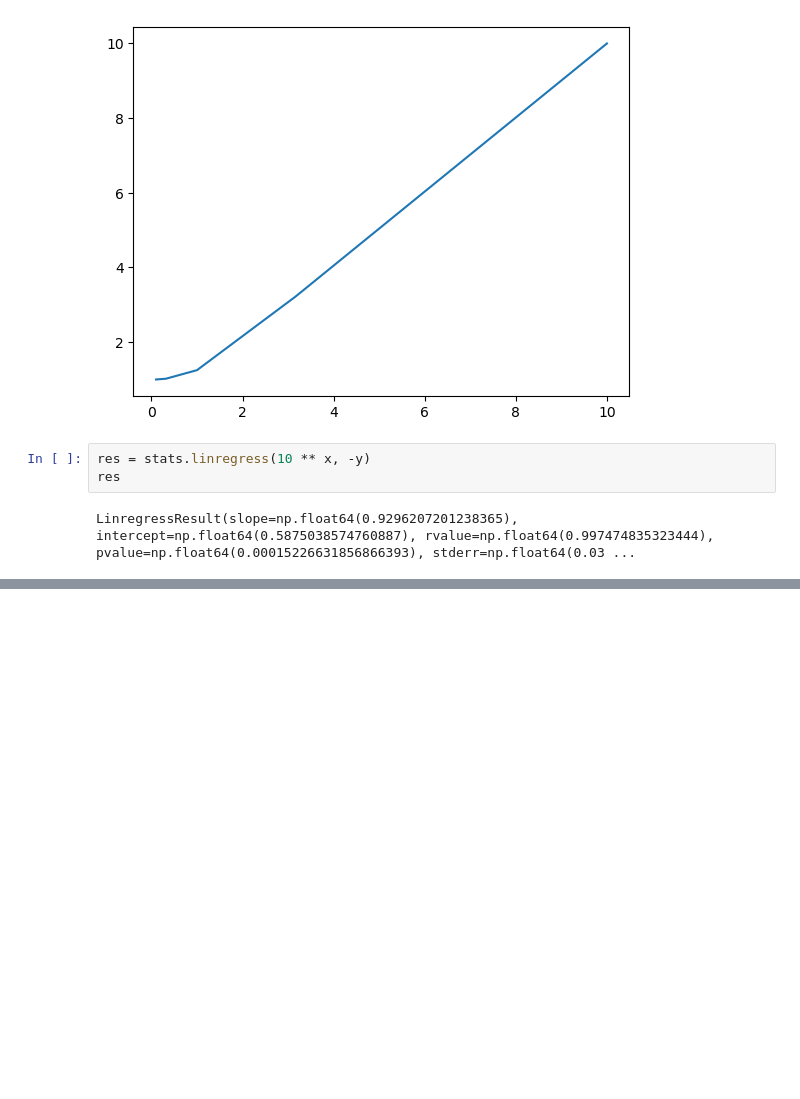
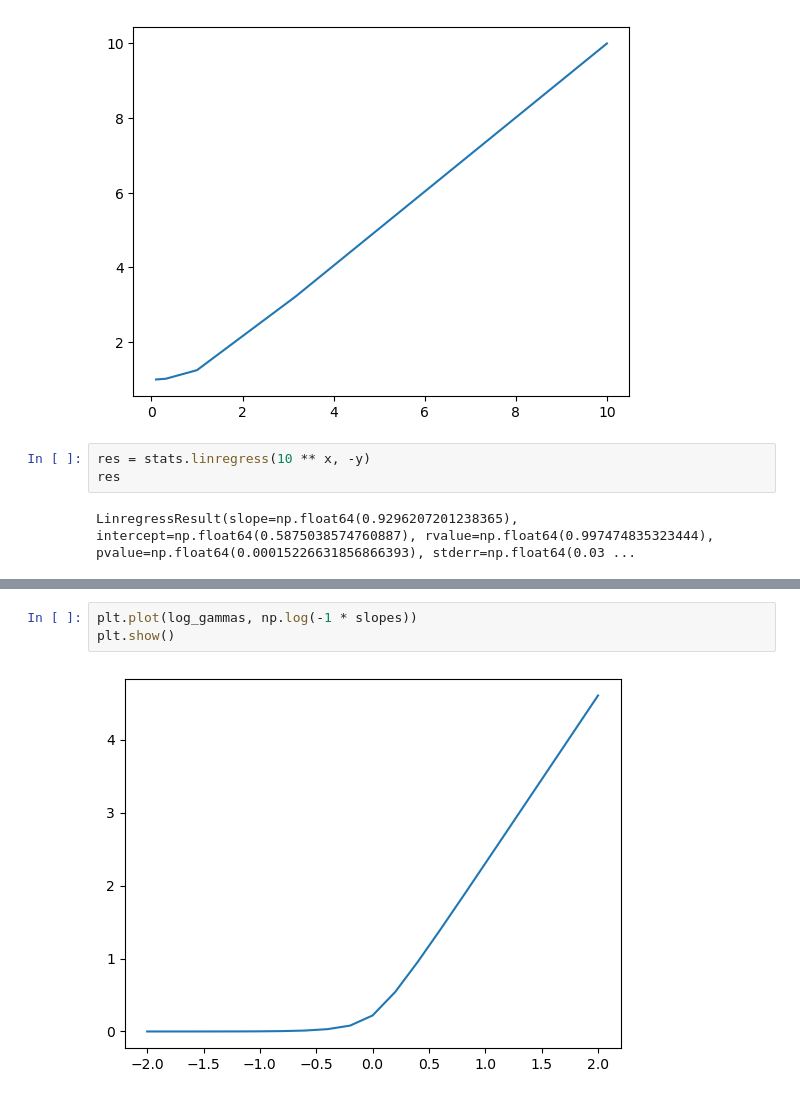
Before and after one commit to tlin06/kans_urop, a Jupyter notebook: gs_shapes.ipynb, the cells around one changed output, grey strips where cells are left out. Cells and saved outputs as stored; diff of their text form; blank space fills up the shorter version.

```diff
--- a/gs_shapes.ipynb
+++ b/gs_shapes.ipynb
@@ -238,0 +277,5 @@ LinregressResult(slope=np.float64(0.9296207201238365), intercept=np.float64(0.58
+# %%
+plt.plot(log_gammas, np.log(-1 * slopes))
+plt.show()
+# %% [output]
+[figure, added]
```
Also changed, not shown: parts of 17 cells of this notebook.
